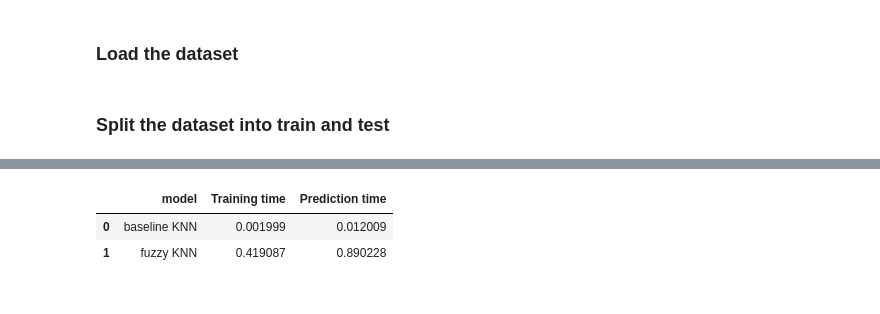
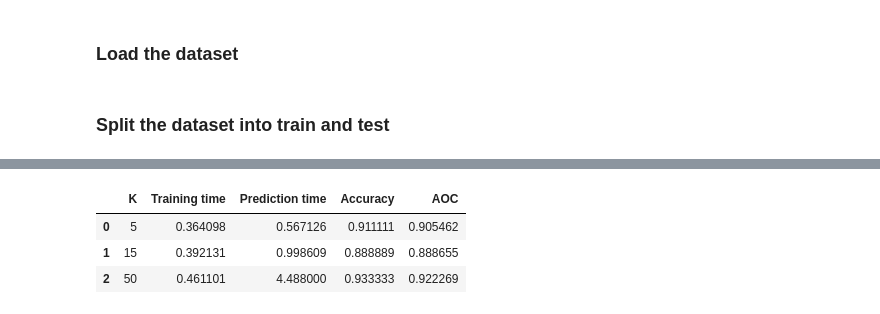
Before and after one commit to jainmilind/AI-Project, a Jupyter notebook: Ashwin/Fuzzy_KNN.ipynb, the cells around one changed output, grey strips where cells are left out. Saved outputs shown, nothing was run; the diff lists cells and outputs as text; code cells hidden in the pictures.

Commit message:
added analysis

```diff
--- a/Ashwin/Fuzzy_KNN.ipynb
+++ b/Ashwin/Fuzzy_KNN.ipynb
@@ -151,8 +139,10 @@ class FuzzyKNN(BaseEstimator, ClassifierMixin):
 # %%
 analysis = {
-    'model' : list(),
+    'K' : list(),
     'Training time' : list(),
     'Prediction time' : list(),
+    'Accuracy' : list(),
+    'AOC' : list()
 }
 # %%
 def add_classifier(d):
@@ -195,6 +276,8 @@ Cross Validation Score [0.75  0.75  0.875 1.    1.   ]
 # %%
-pd.DataFrame(analysis)
+analysis_df = pd.DataFrame(analysis)
+analysis_df
 # %% [output]
-|  | model | Training time | Prediction time |
-| 0 | baseline KNN | 0.001999 | 0.012009 |
-| 1 | fuzzy KNN | 0.419087 | 0.890228 |
+|  | K | Training time | Prediction time | Accuracy | AOC |
+| 0 | 5 | 0.364098 | 0.567126 | 0.911111 | 0.905462 |
+| 1 | 15 | 0.392131 | 0.998609 | 0.888889 | 0.888655 |
+| 2 | 50 | 0.461101 | 4.488000 | 0.933333 | 0.922269 |
```
Also changed, not shown: parts of 21 cells of this notebook.
